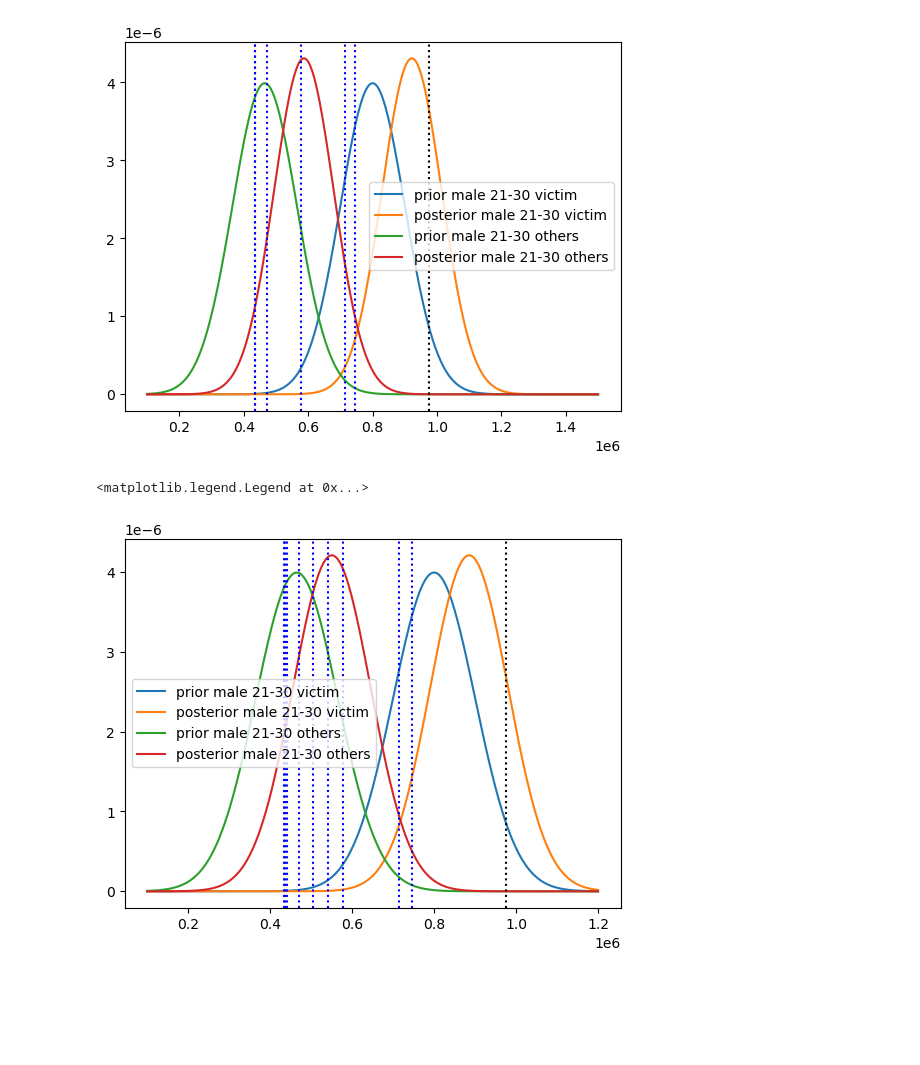
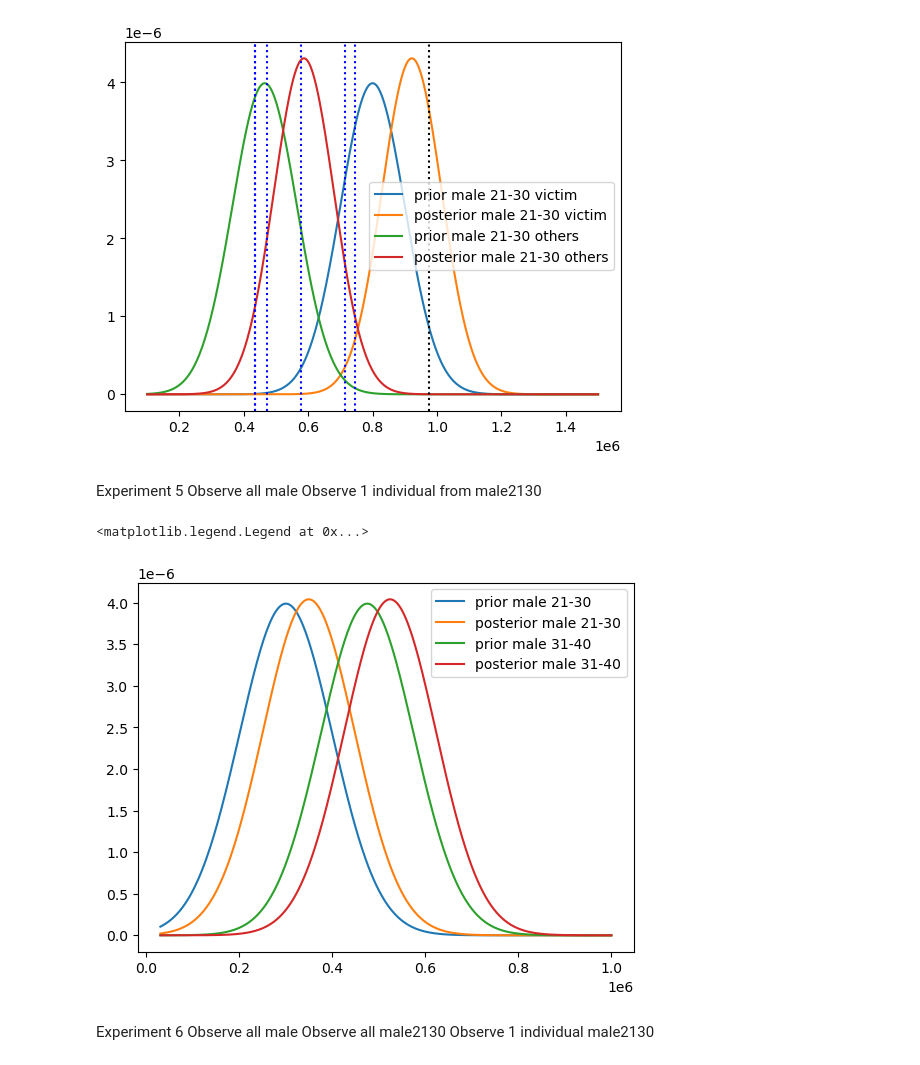
Before and after one commit to RasmusCarl/Privug-SOGA, a Jupyter notebook: PrivugExperiments.ipynb, the cells around one changed output. Cells and saved outputs as stored; diff of their text form; code cells hidden in the pictures; blank space fills up the shorter version.

Commit message:
Created notebook for experiments

```diff
--- a/PrivugExperiments.ipynb
+++ b/PrivugExperiments.ipynb
@@ -632,39 +624,35 @@ plt.legend()
 # %% [output]
 <matplotlib.legend.Legend at 0x...>
 [figure]
+# %% [markdown]
+Experiment 5
+Observe all male
+Observe 1 individual from male2130
 # %%
 compiledFile=SOGA.compile2SOGA('programs/SOGA/Privug/rasmus/experiment5.soga')
 cfg = SOGA.produce_cfg(compiledFile)
 output_dist1 = SOGA.start_SOGA(cfg)
 # %%
-x = np.linspace(100000,1200000,500)
+x = np.linspace(30000,1000000,500)
 
-prior_victim = norm.pdf(x, loc=800000, scale=100000)
-posterior_victim = output_dist1.gm.marg_pdf(x, 0)
+prior2130 = norm.pdf(x, loc=300000, scale=100000)
+posterior2130 = output_dist1.gm.marg_pdf(x, 0)
 
-prior_others = norm.pdf(x, loc=465000, scale=100000)
-posterior_others = output_dist1.gm.marg_pdf(x, 1)
+prior3140 = norm.pdf(x, loc=475000, scale=100000)
+posterior3140 = output_dist1.gm.marg_pdf(x, 10)
 
-plt.plot(x, prior_victim, label='prior male 21-30 victim')
-plt.plot(x, posterior_victim, label='posterior male 21-30 victim')
+plt.plot(x, prior2130, label='prior male 21-30')
+plt.plot(x, posterior2130, label='posterior male 21-30')
 
-plt.plot(x, prior_others, label='prior male 21-30 others')
-plt.plot(x, posterior_others, label='posterior male 21-30 others')
-
-
-plt.axvline( 976405., color="black",linestyle = 'dotted')
-plt.axvline( 433856., color="blue",linestyle = 'dotted')
-plt.axvline( 713989., color="blue",linestyle = 'dotted')
-plt.axvline( 471166., color="blue",linestyle = 'dotted')
-plt.axvline( 435411., color="blue",linestyle = 'dotted')
-plt.axvline( 745048., color="blue",linestyle = 'dotted')
-plt.axvline( 577540., color="blue",linestyle = 'dotted')
-plt.axvline( 540576., color="blue",linestyle = 'dotted')
-plt.axvline( 442278., color="blue",linestyle = 'dotted')
-plt.axvline( 504165., color="blue",linestyle = 'dotted')
-
+plt.plot(x, prior3140, label='prior male 31-40')
+plt.plot(x, posterior3140, label='posterior male 31-40')
 
 plt.legend()
 # %% [output]
 <matplotlib.legend.Legend at 0x...>
-[figure, old version]
+[figure, new version]
+# %% [markdown]
+Experiment 6
+Observe all male
+Observe all male2130
+Observe 1 individual male2130
```
Also changed, not shown: parts of 7 cells of this notebook, 4 other files.
